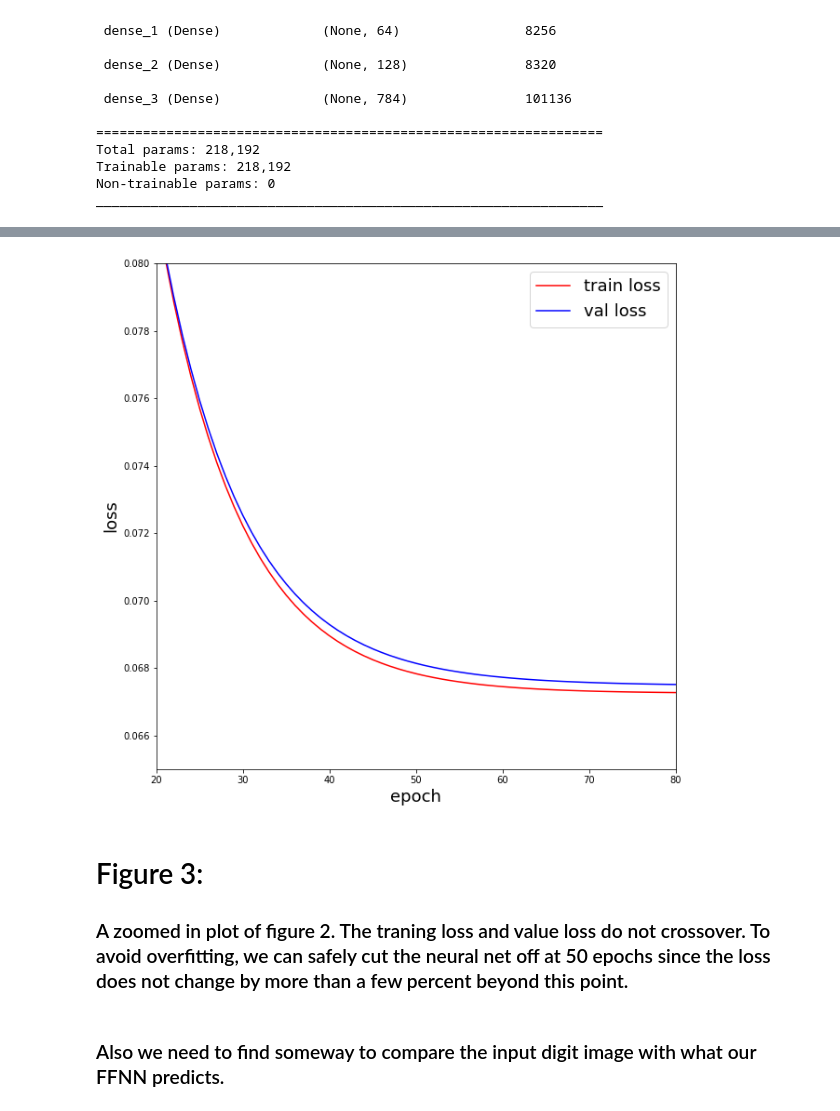
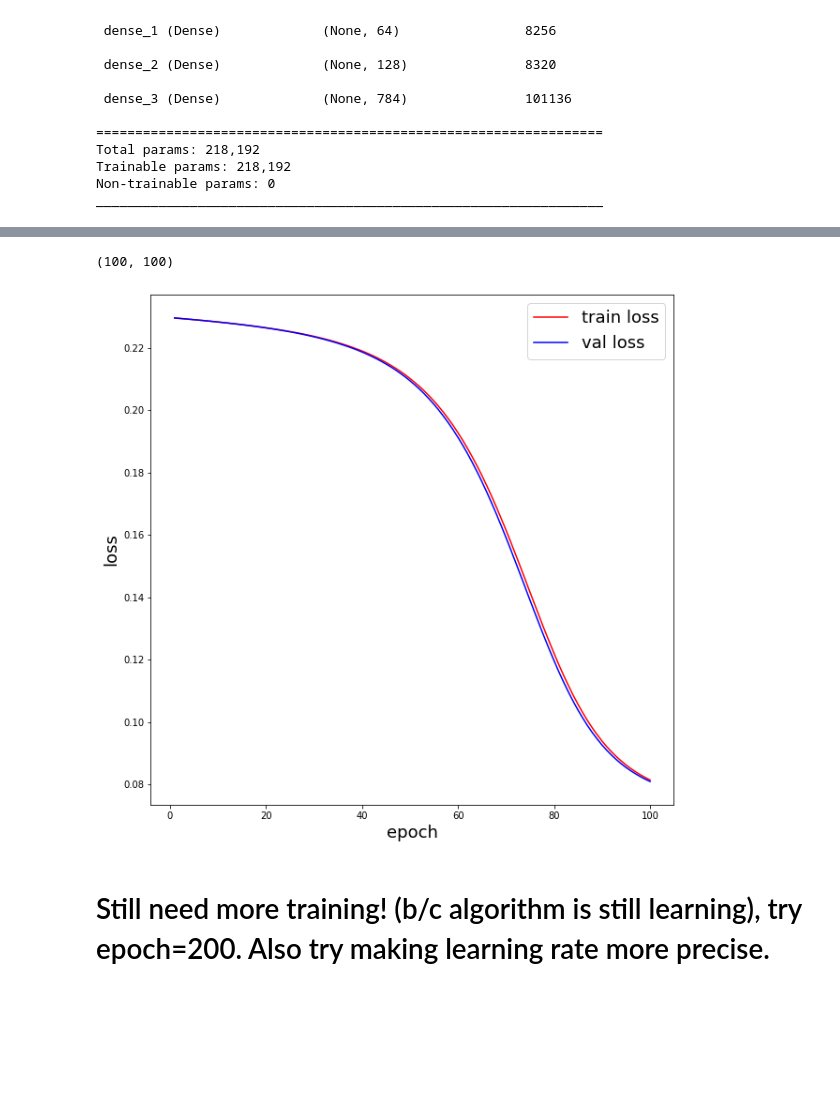
Before and after one commit to nkorzounUD/DSPS_NKorzoun, a Jupyter notebook: HW10/ffnn_digit_recognition.ipynb, the cells around one changed output, grey strips where cells are left out. Cells and saved outputs as stored; diff of their text form; code cells hidden in the pictures; blank space fills up the shorter version.

```diff
--- a/HW10/ffnn_digit_recognition.ipynb
+++ b/HW10/ffnn_digit_recognition.ipynb
@@ -156,5 +162,5 @@ _________________________________________________________________
 # %%
 # Architecture is x_train x_train instead of x_train y_train bc it's an encoder
 ffnn_digit=model_digits.fit(x_train, x_train, validation_data=(x_test, x_test),
-                            epochs=100, batch_size=100, verbose=1)
+                            epochs=20, batch_size=100, verbose=1)
 # %% [output]
@@ -262,0 +249,4 @@ plt.show()
+# %%
+# Architecture is x_train x_train instead of x_train y_train bc it's an encoder
+ffnn_digit100=model_digits.fit(x_train, x_train, validation_data=(x_test, x_test),
+                            epochs=100, batch_size=100, verbose=1)
@@ -263,21 +271,25 @@ plt.show()
+# %%
+out_loss = ffnn_digit100.history['loss']
+out_val_loss = ffnn_digit100.history['val_loss']
+# %%
+len(out_loss), len(out_val_loss)
+# %% [output]
+(100, 100)
+# %%
+epoch_num = np.linspace(1, len(out_loss), len(out_loss), endpoint=True)
 # %%
 plt.figure(figsize=(10, 10))
 
 plt.plot(epoch_num, out_loss, color='red', linestyle='solid',
          label='train loss')
 plt.plot(epoch_num, out_val_loss, color='blue', linestyle='solid',
          label='val loss')
 
 plt.xlabel('epoch', fontsize=18)
 plt.ylabel('loss', fontsize=18)
 plt.legend(loc='best', fontsize=18)
-plt.xlim(20,80)
-plt.ylim(0.065,0.08)
 plt.show()
 # %% [output]
-[figure, old version]
+[figure, new version]
-# %% [markdown]
-# Figure 3:
-### A zoomed in plot of figure 2. The traning loss and value loss do not crossover. To avoid overfitting, we can safely cut the neural net off at 50 epochs since the loss does not change by more than a few percent beyond this point.
-# %% [markdown]
-### Also we need to find someway to compare the input digit image with what our FFNN predicts.
+# %% [markdown]
+# Still need more training! (b/c algorithm is still learning), try epoch=200. Also try making learning rate more precise.
```
Also changed, not shown: parts of 27 cells of this notebook.
